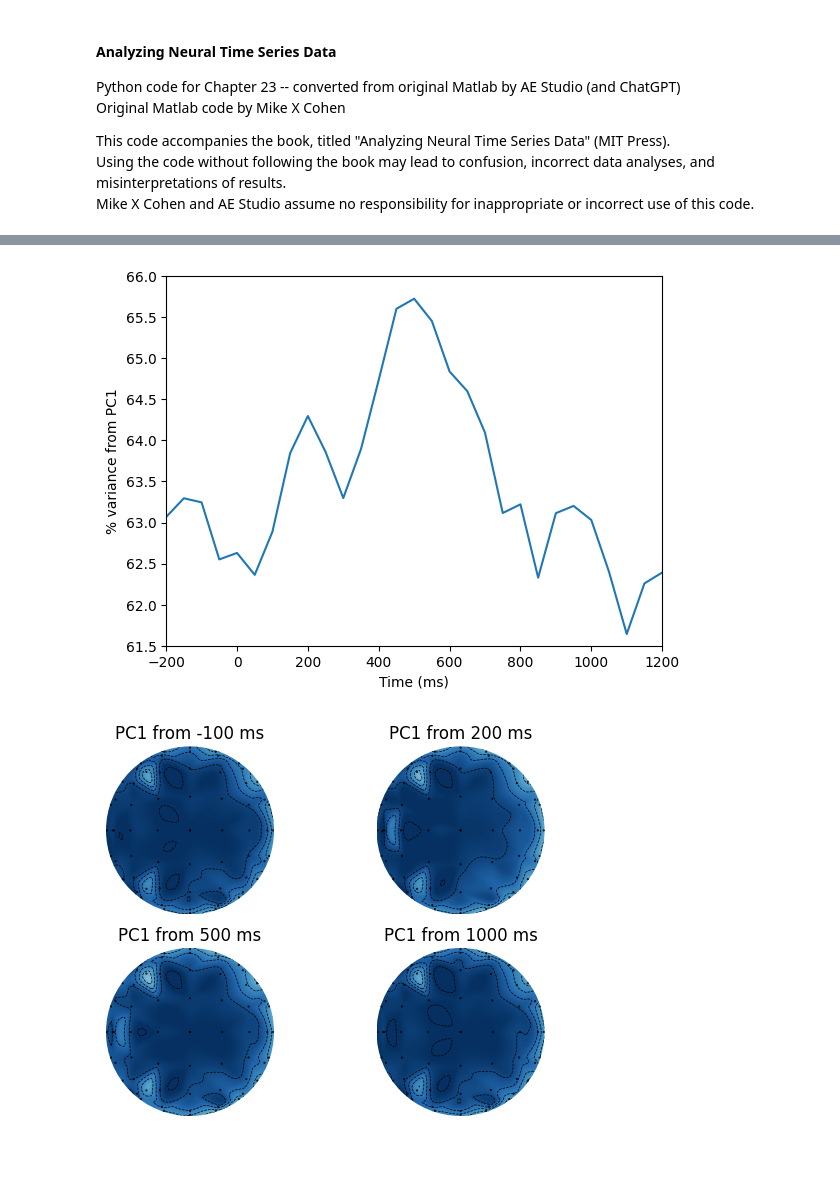
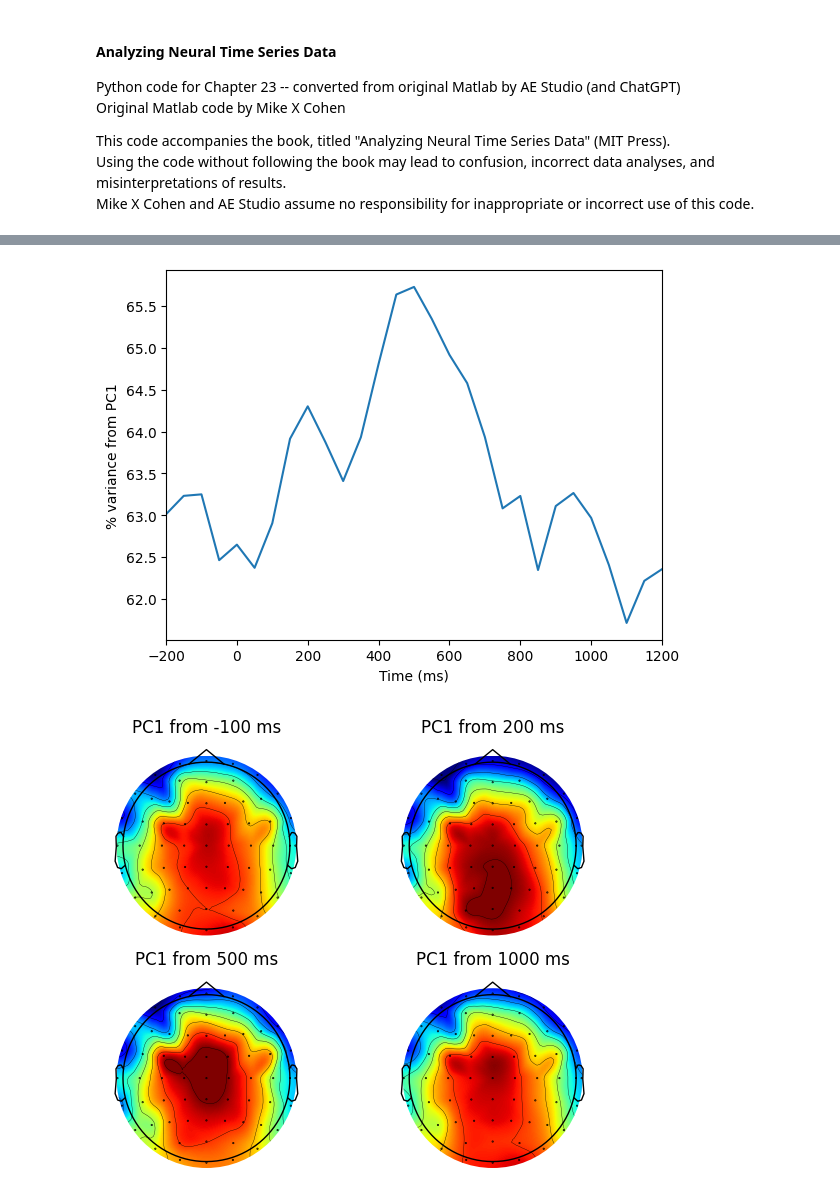
Before and after one commit to agencyenterprise/AnalyzingNeuralTimeSeries-Python, a Jupyter notebook: src/chapter23.ipynb, the cells around one changed output, grey strips where cells are left out. Saved outputs shown, nothing was run; the diff lists cells and outputs as text; code cells hidden in the pictures; blank space fills up the shorter version.

```diff
--- a/src/chapter23.ipynb
+++ b/src/chapter23.ipynb
@@ -182,17 +296,17 @@ plt.show()
 # %%
-# Figure 23.5: Eigenvalues as percent variance accounted for
+# Figure 23.5
 
 # Recompute PCA
 covar = np.zeros((EEG['nbchan'][0][0], EEG['nbchan'][0][0]))
 for i in range(EEG['trials'][0][0]):
     eeg = EEG['data'][:, :, i] - np.mean(EEG['data'][:, :, i], axis=1, keepdims=True)
     covar += np.dot(eeg, eeg.T) / (EEG['pnts'][0][0] - 1)
-covar /= i
+covar /= EEG['trials'][0][0]
 eigvals, pc = np.linalg.eig(covar)
 eigvals = 100 * np.sort(eigvals)[::-1] / np.sum(eigvals)  # Convert to percent change
 
 # Plot eigenvalues as percent variance accounted for
-plt.plot(eigvals, '-o', markerfacecolor='w')
+plt.plot(np.arange(1, len(eigvals)+1), eigvals, '-o', markerfacecolor='w')
 plt.ylim([-1, 70])
 plt.xlim([0, 65])
 
@@ -207,16 +321,14 @@ for permi in range(nperms):
     randdat = np.copy(erp)
     for ch in range(erp.shape[0]):
         np.random.shuffle(randdat[ch, :])
-
     # Compute covariance matrix of the randomized data
     covar = np.dot(randdat, randdat.T) / (EEG['pnts'][0][0] - 1)
-
     # Perform eigenvalue decomposition
     eigvals, pc = np.linalg.eig(covar)
     eigvals = np.sort(eigvals)[::-1]  # Sort eigenvalues in descending order
     permeigvals[permi, :] = 100 * eigvals / np.sum(eigvals)  # Convert to percent change
 
-plt.plot(np.mean(permeigvals, axis=0), 'r-o', markerfacecolor='w')
+plt.plot(np.arange(1, len(np.mean(permeigvals, axis=0))+1), np.mean(permeigvals, axis=0), 'r-o', markerfacecolor='w')
 plt.legend(['% var. accounted for', 'chance-level (alg)', 'chance-level (perm.test)'])
 plt.show()
 # %% [output]
@@ -224,54 +336,79 @@ plt.show()
 # %%
-# Figure 23.6: Temporally localized PCA
+# Figure 23.6
 
 # Define parameters
-whichcomp = 1  # 1 for panel A; 2 for panel B
+whichcomp = 1 # 1 for panel A; 2 for panel B
+
 centertimes = np.arange(-200, 1201, 50)
 timewindow = 200  # ms on either side of center times
 maptimes = np.array([-100, 200, 500, 1000] if whichcomp == 1 else [0, 300, 750, 1000])
-clim = [0.08, 0.15] if whichcomp == 1 else [-0.2, 0.2]
+clim = (80000, 150000) if whichcomp == 1 else (-200000, 200000)
 
 # Initialize variables
 pcvariance = np.zeros(len(centertimes))
 firstpcas = np.zeros((len(centertimes), EEG['nbchan'][0][0]))
-timesidx = np.argmin(np.abs(EEG['times'][0] - centertimes[:, None]), axis=1)
+
+timesidx = [np.argmin(np.abs(EEG['times'][0] - t)) for t in centertimes]
 timewinidx = round(timewindow / (1000 / EEG['srate'][0][0]))
-mapsidx = np.argmin(np.abs(centertimes - maptimes[:, None]), axis=1)
+mapsidx = [np.argmin(np.abs(centertimes - t)) for t in maptimes]
 
 # Perform temporally localized PCA
 for ti, center_time in enumerate(centertimes):
     # Temporally localized covariance
     covar = np.zeros((EEG['nbchan'][0][0], EEG['nbchan'][0][0]))
     for i in range(EEG['trials'][0][0]):
-        eeg = EEG['data'][:, timesidx[ti] - timewinidx:timesidx[ti] + timewinidx, i]
+        eeg = EEG['data'][:, timesidx[ti] - timewinidx:timesidx[ti] + timewinidx + 1, i]
         eeg = eeg - np.mean(eeg, axis=1, keepdims=True)
         covar += np.dot(eeg, eeg.T) / (EEG['pnts'][0][0] - 1)
-    covar /= i
+    covar /= EEG['trials'][0][0]
 
     # PCA via eigenvalue decomposition
     eigvals, pc = np.linalg.eig(covar)
     pc = pc[:, np.argsort(-eigvals)]
     eigvals = np.sort(eigvals)[::-1]
     eigvals = 100 * eigvals / np.sum(eigvals)  # Convert to percent change
 
     pcvariance[ti] = eigvals[whichcomp - 1]
     firstpcas[ti, :] = pc[:, whichcomp - 1]
 
+# Adjust the sign of the principal components for consistent visualization.
+# Just do it for the first component since its visualization is only in the positive range.
+if whichcomp == 1:
+    for i in range(firstpcas.shape[0]):
+        if np.sum(firstpcas[i, :]) < 0:
+            firstpcas[i, :] = -firstpcas[i, :]
+
 # Plot variance over time
 plt.plot(centertimes, pcvariance)
 plt.xlim([-200, 1200])
-plt.ylim([61.5, 66])
 plt.xlabel('Time (ms)')
 plt.ylabel(f'% variance from PC{whichcomp}')
 plt.show()
 
+# create channel montage
+chan_labels = [chan['labels'][0] for chan in EEG['chanlocs'][0]]
+coords = np.vstack([-1*EEG['chanlocs']['Y'], EEG['chanlocs']['X'], EEG['chanlocs']['Z']]).T
+# remove channels outside of head
+exclude_chans = np.where(np.array([chan['radius'][0][0] for chan in EEG['chanlocs'][0]]) > 0.54)
+coords = np.delete(coords, exclude_chans, axis=0)
+chan_labels = np.delete(chan_labels, exclude_chans)
+firstpcas = np.delete(firstpcas, exclude_chans, axis=1)
+montage = make_dig_montage(ch_pos=dict(zip(chan_labels, coords)), coord_frame='head')
+
+# create MNE Info and Evoked object
+info = create_info(list(chan_labels), EEG['srate'], ch_types='eeg')
+
 # Plot topomaps at specified times
 for i, maptime in enumerate(maptimes):
     ax = plt.subplot(int(np.ceil(len(maptimes) / np.ceil(np.sqrt(len(maptimes))))), int(np.ceil(np.sqrt(len(maptimes)))), i + 1)
-    plot_topomap(firstpcas[mapsidx[i], :], chanlocs, axes=ax, show=False)
+    evoked = EvokedArray(firstpcas[mapsidx[i], :, np.newaxis], info, tmin=EEG['xmin'][0][0])
+    evoked.set_montage(montage)
+    evoked.plot_topomap(sphere=EEG['chanlocs'][0][0]['sph_radius'][0][0], cmap='jet', vlim=clim, axes=ax, show=False, times=-1, time_format='', colorbar=False)
     plt.title(f'PC{whichcomp} from {maptime} ms')
+
+plt.tight_layout()
 plt.show()
 # %% [output]
-[figure, old version]
+[figure, new version]
-[figure, old version]
+[figure, new version]
 # %%
```
Also changed, not shown: parts of 10 cells of this notebook, 24 other files.
